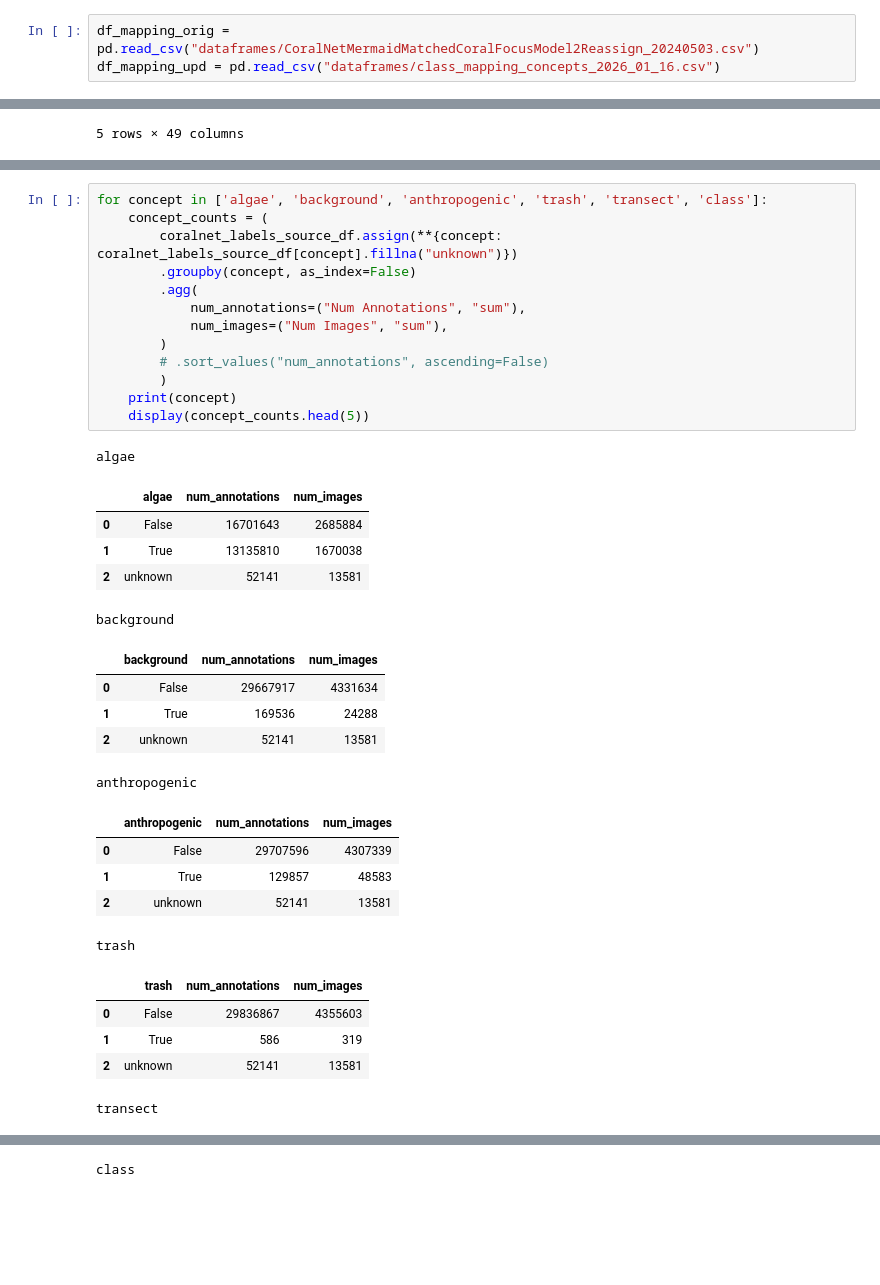
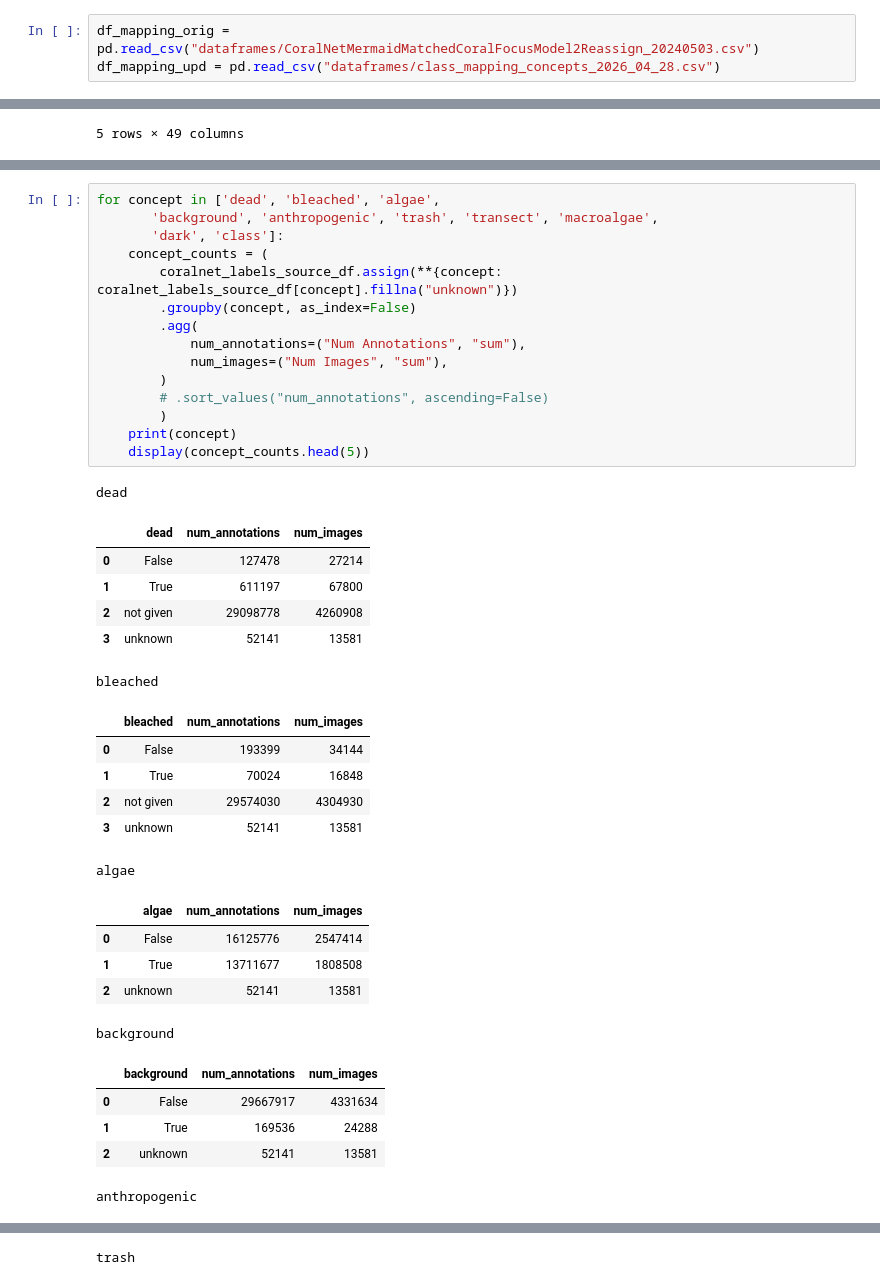
Before and after one commit to data-mermaid/mermaid-segmentation, a Jupyter notebook: nbs/EDA/label&concept_mapping_eda.ipynb, the cells around one changed output, grey strips where cells are left out. Saved outputs shown, nothing was run; the diff lists cells and outputs as text; blank space fills up the shorter version.

```diff
--- a/nbs/EDA/label&concept_mapping_eda.ipynb
+++ b/nbs/EDA/label&concept_mapping_eda.ipynb
@@ -27,7 +27,7 @@ label_mapping = {
 }
 # %%
 df_mapping_orig = pd.read_csv("dataframes/CoralNetMermaidMatchedCoralFocusModel2Reassign_20240503.csv")
-df_mapping_upd = pd.read_csv("dataframes/class_mapping_concepts_2026_01_16.csv")
+df_mapping_upd = pd.read_csv("dataframes/class_mapping_concepts_2026_04_28.csv")
 # %% [markdown]
 ## Original Mapping
 https://docs.google.com/spreadsheets/d/1BUk4hK78CxwbFWLSeu6taFDJws1z6e96WTNW6E8vmWo/edit?gid=1827266844#gid=1827266844
@@ -307,35 +340,39 @@ tubular
 # %%
-for concept in ['algae', 'background', 'anthropogenic', 'trash', 'transect', 'class']:
+for concept in ['dead', 'bleached', 'algae',
+       'background', 'anthropogenic', 'trash', 'transect', 'macroalgae',
+       'dark', 'class']:
     concept_counts = (
         coralnet_labels_source_df.assign(**{concept: coralnet_labels_source_df[concept].fillna("unknown")})
         .groupby(concept, as_index=False)
         .agg(
             num_annotations=("Num Annotations", "sum"),
             num_images=("Num Images", "sum"),
         )
         # .sort_values("num_annotations", ascending=False)
         )
     print(concept)
     display(concept_counts.head(5))
 # %% [output]
-algae
+dead
-|  | algae | num_annotations | num_images |
-| 0 | False | 16701643 | 2685884 |
-| 1 | True | 13135810 | 1670038 |
-| 2 | unknown | 52141 | 13581 |
+|  | dead | num_annotations | num_images |
+| 0 | False | 127478 | 27214 |
+| 1 | True | 611197 | 67800 |
+| 2 | not given | 29098778 | 4260908 |
+| 3 | unknown | 52141 | 13581 |
-background
+bleached
-|  | background | num_annotations | num_images |
-| 0 | False | 29667917 | 4331634 |
-| 1 | True | 169536 | 24288 |
-| 2 | unknown | 52141 | 13581 |
+|  | bleached | num_annotations | num_images |
+| 0 | False | 193399 | 34144 |
+| 1 | True | 70024 | 16848 |
+| 2 | not given | 29574030 | 4304930 |
+| 3 | unknown | 52141 | 13581 |
-anthropogenic
+algae
-|  | anthropogenic | num_annotations | num_images |
-| 0 | False | 29707596 | 4307339 |
-| 1 | True | 129857 | 48583 |
+|  | algae | num_annotations | num_images |
+| 0 | False | 16125776 | 2547414 |
+| 1 | True | 13711677 | 1808508 |
 | 2 | unknown | 52141 | 13581 |
-trash
+background
-|  | trash | num_annotations | num_images |
-| 0 | False | 29836867 | 4355603 |
-| 1 | True | 586 | 319 |
+|  | background | num_annotations | num_images |
+| 0 | False | 29667917 | 4331634 |
+| 1 | True | 169536 | 24288 |
 | 2 | unknown | 52141 | 13581 |
-transect
+anthropogenic
@@ -345,2 +382,2 @@ transect
 | 2 | unknown | 52141 | 13581 |
-class
+trash
```
Also changed, not shown: parts of 31 cells of this notebook.
